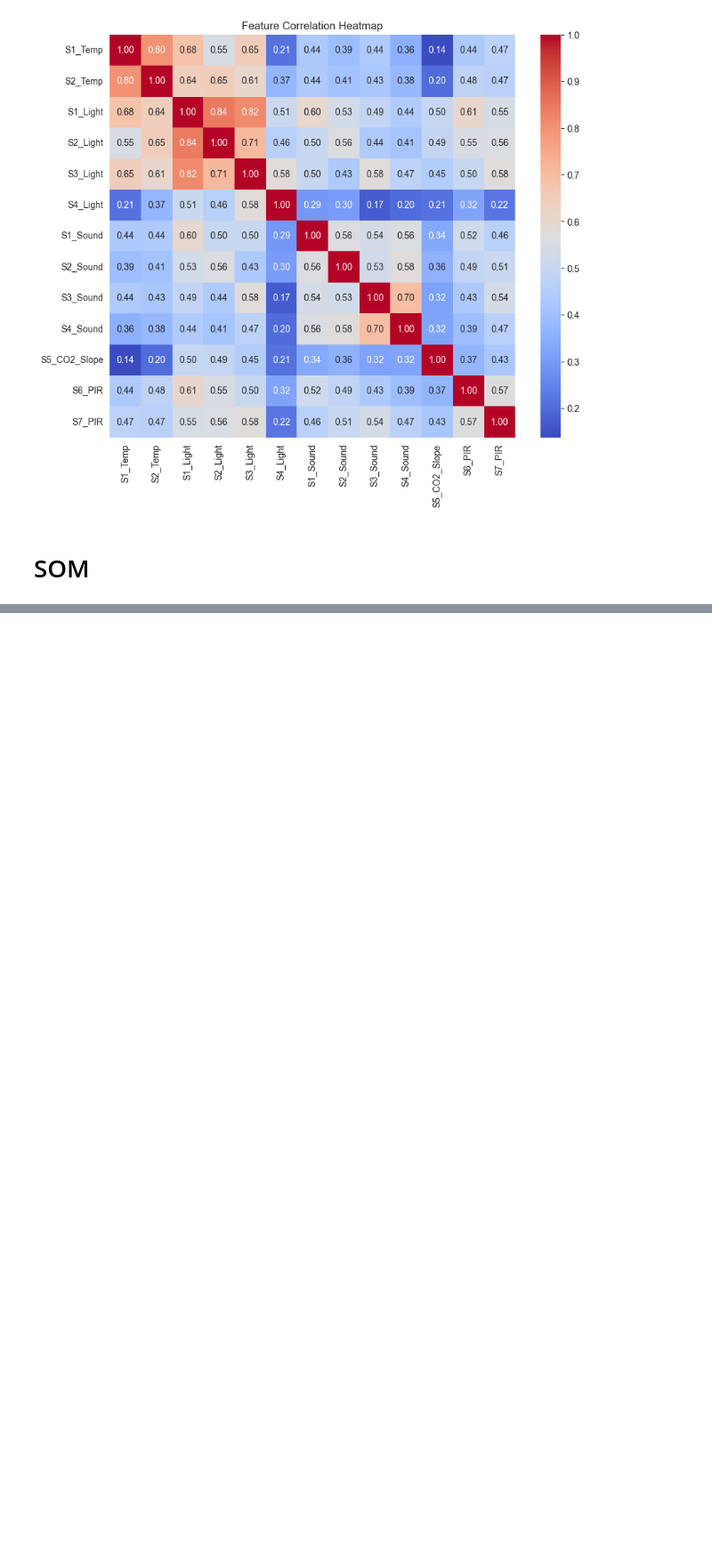
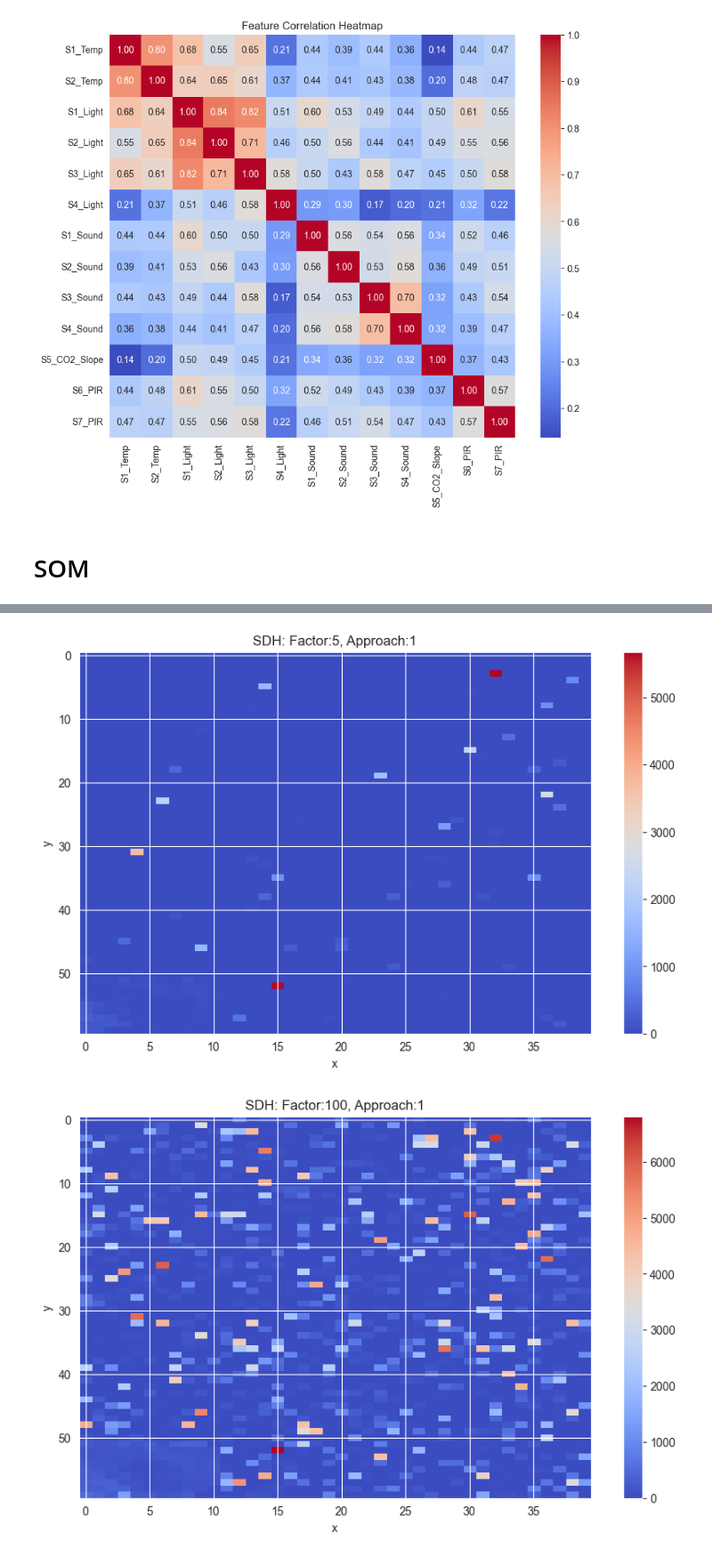
Before and after one commit to landgrafb98/SOM_22_Coding_Topic_G_Demo_DataCombo-3, a Jupyter notebook: Room_Occupancy_60_40.ipynb, the cells around one changed output, grey strips where cells are left out. Shown at 89% size. Drawn from its saved outputs; the diff is of its cells as text; code cells hidden in the pictures; blank space fills up the shorter version.

```diff
--- a/Room_Occupancy_60_40.ipynb
+++ b/Room_Occupancy_60_40.ipynb
@@ -221,0 +268,6 @@ som_vis._mainview
+# %%
+for i in [5, 100, 600]:
+    custom_sdh(i, 1)
+# %% [output]
+[figure, added]
+[figure, added]
```
Also changed, not shown: parts of 22 cells of this notebook.
